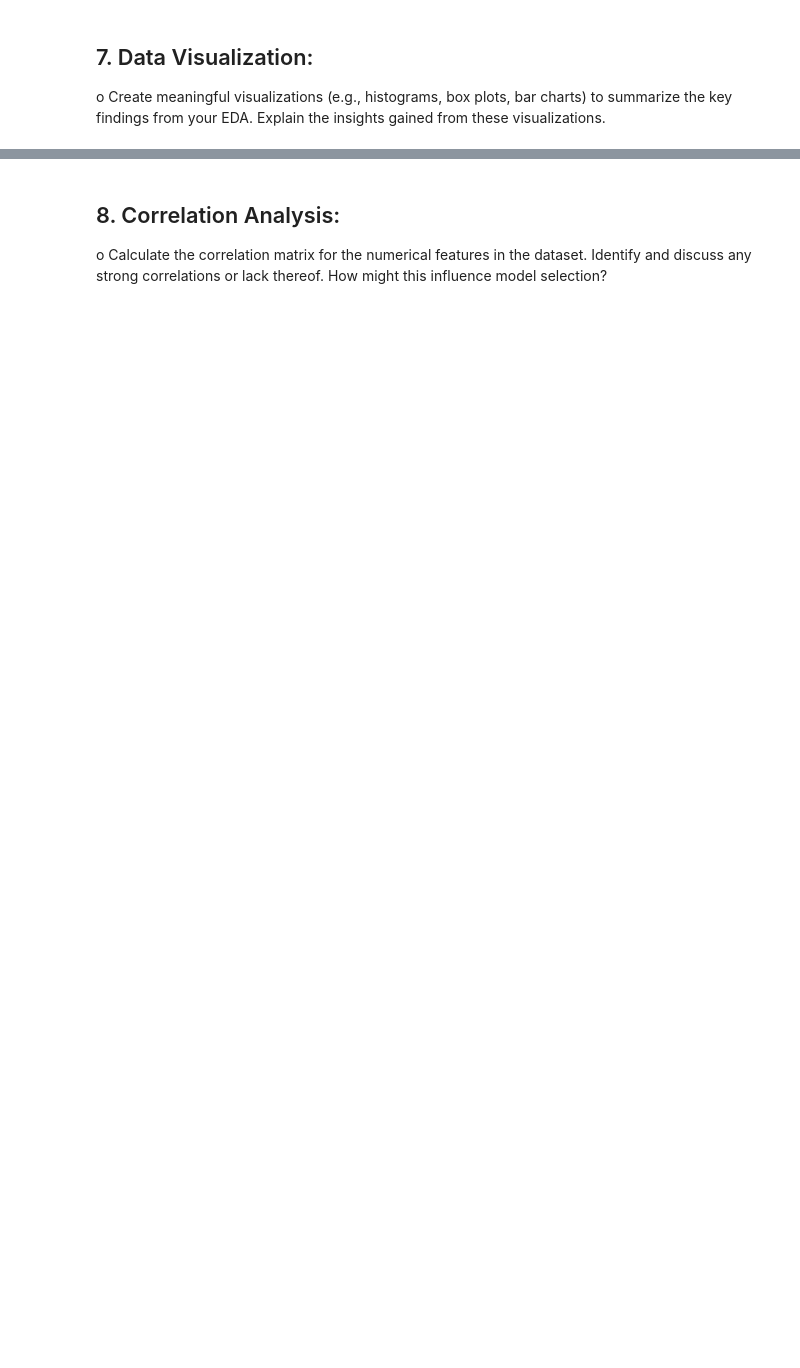
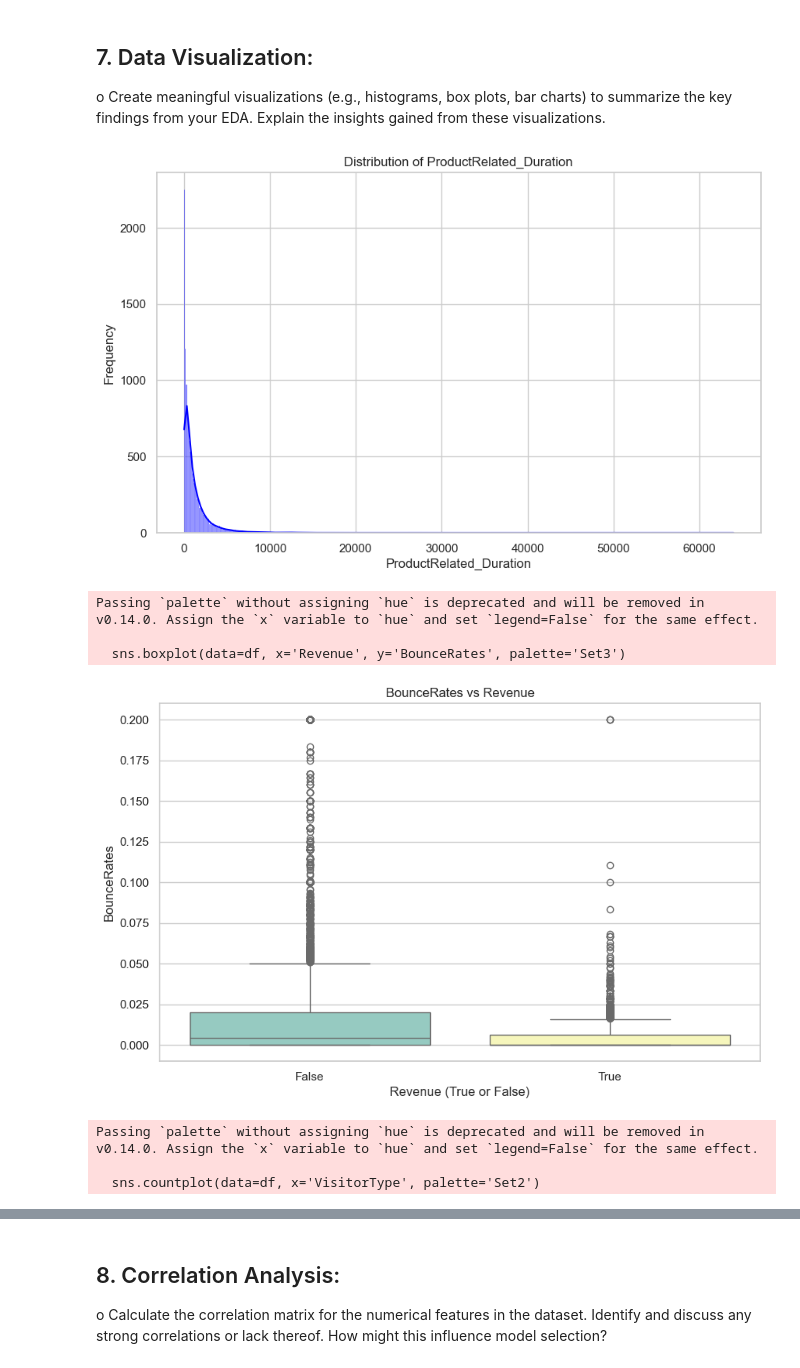
Before and after one commit to GeorgeST1302/LearningCurve, a Jupyter notebook: AI-ML/assignment.ipynb, the cells around one changed output, grey strips where cells are left out. Drawn from its saved outputs; the diff is of its cells as text; code cells hidden in the pictures; blank space fills up the shorter version.

```diff
--- a/AI-ML/assignment.ipynb
+++ b/AI-ML/assignment.ipynb
@@ -322,3 +375,39 @@ outliers_dict = identify_outliers(df)
 o Create meaningful visualizations (e.g., histograms, box plots, bar charts) to
 summarize the key findings from your EDA. Explain the insights gained from
 these visualizations.
+# %%
+plt.figure(figsize=(10, 6))
+sns.histplot(df['ProductRelated_Duration'], kde=True, color='blue')
+plt.title('Distribution of ProductRelated_Duration')
+plt.xlabel('ProductRelated_Duration')
+plt.ylabel('Frequency')
+plt.show()
+
+plt.figure(figsize=(10, 6))
+sns.boxplot(data=df, x='Revenue', y='BounceRates', palette='Set3')
+plt.title('BounceRates vs Revenue')
+plt.xlabel('Revenue (True or False)')
+plt.ylabel('BounceRates')
+plt.show()
+
+plt.figure(figsize=(10, 6))
+sns.countplot(data=df, x='VisitorType', palette='Set2')
+plt.title('Visitor Type Distribution')
+plt.xlabel('Visitor Type')
+plt.ylabel('Count')
+plt.show()
+
+plt.figure(figsize=(12, 8))
+correlation_matrix = df.corr(numeric_only=True)
+sns.heatmap(correlation_matrix, annot=True, cmap='coolwarm', fmt='.2f')
+plt.title('Correlation Heatmap for Numerical Features')
+plt.show()
+# %% [output]
+[figure, added]
+Passing `palette` without assigning `hue` is deprecated and will be removed in v0.14.0. Assign the `x` variable to `hue` and set `legend=False` for the same effect.
+
+  sns.boxplot(data=df, x='Revenue', y='BounceRates', palette='Set3')
+[figure, added]
+Passing `palette` without assigning `hue` is deprecated and will be removed in v0.14.0. Assign the `x` variable to `hue` and set `legend=False` for the same effect.
+
+  sns.countplot(data=df, x='VisitorType', palette='Set2')
```
Also changed, not shown: parts of 6 cells of this notebook, 9 other files.
